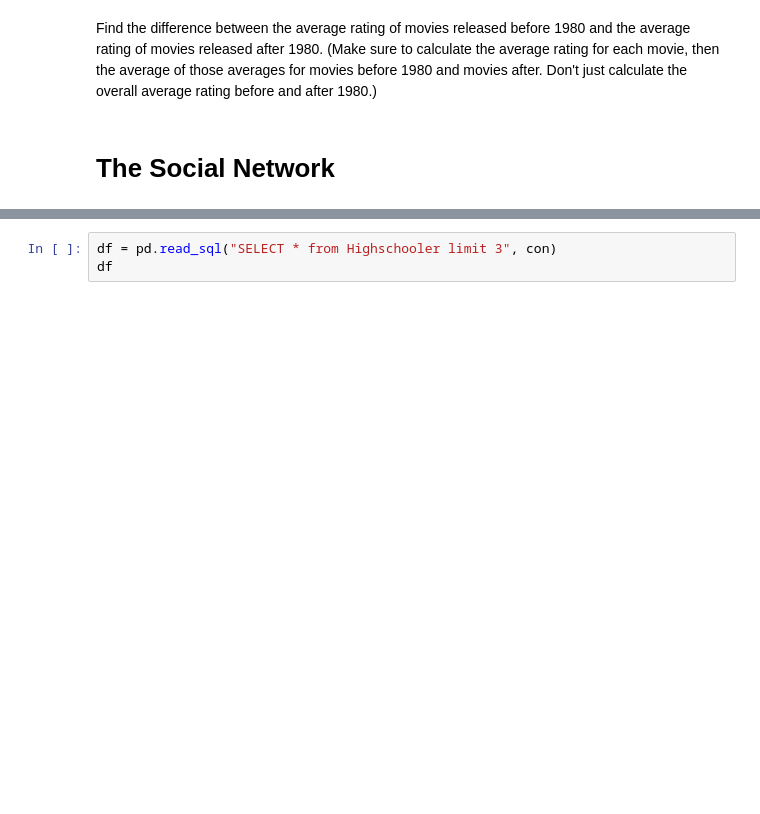
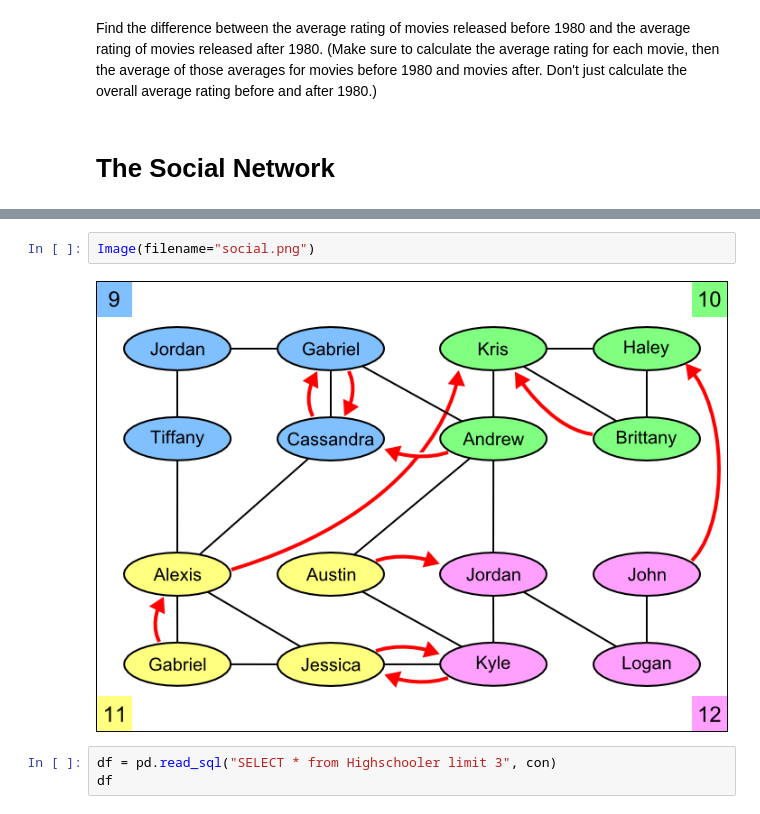
Before and after one commit to ArkadyWey/faculty_ds, a Jupyter notebook: SQL/SQL Workshop Exercises.ipynb, the cells around one changed output, grey strips where cells are left out. Drawn from its saved outputs; the diff is of its cells as text; blank space fills up the shorter version.

```diff
--- a/SQL/SQL Workshop Exercises.ipynb
+++ b/SQL/SQL Workshop Exercises.ipynb
@@ -124,3 +124,7 @@ English: The student with ID1 likes the student with ID2. Liking someone is not
+# %%
+Image(filename="social.png")
+# %% [output]
+[figure, added]
 # %%
 df = pd.read_sql("SELECT * from Highschooler limit 3", con)
 df
```
Also changed, not shown: parts of 2 cells of this notebook, 1 other file.
